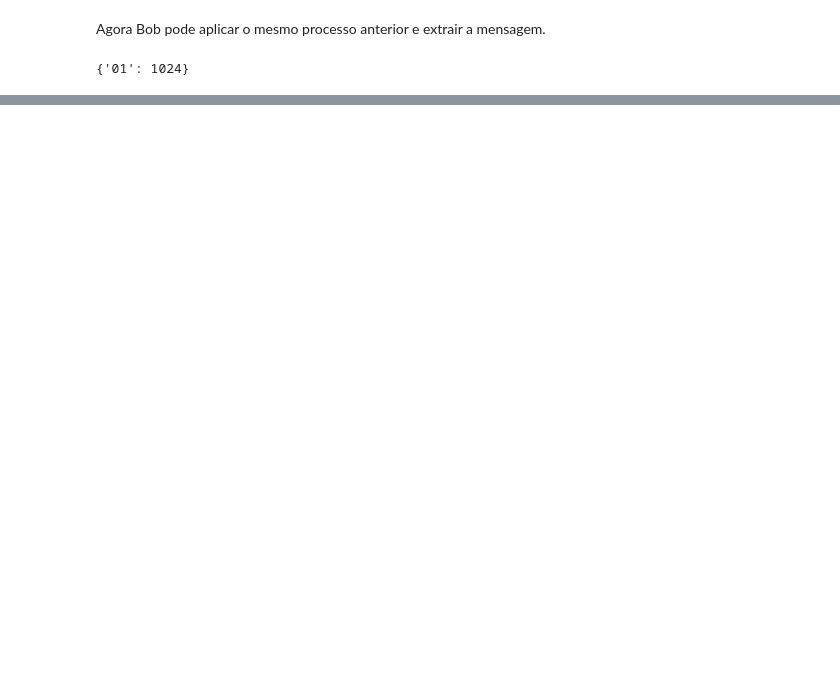
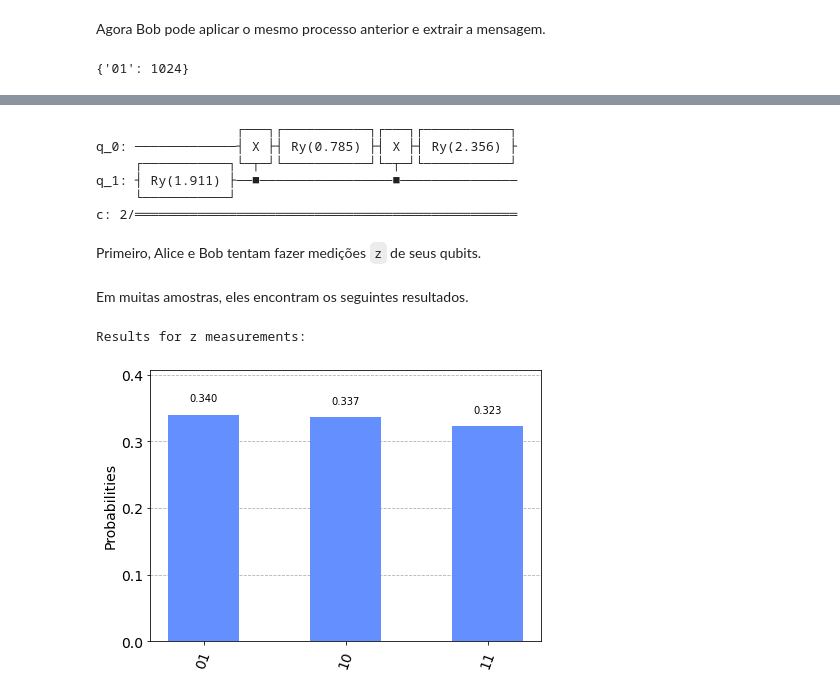
Before and after one commit to G-Carneiro/GCQ, a Jupyter notebook: Qiskit/Introduction/entangled-states.ipynb, the cells around one changed output, grey strips where cells are left out. Drawn from its saved outputs; the diff is of its cells as text; code cells hidden in the pictures; blank space fills up the shorter version.

```diff
--- a/Qiskit/Introduction/entangled-states.ipynb
+++ b/Qiskit/Introduction/entangled-states.ipynb
@@ -398,0 +525,5 @@ O resultado final é que Alice enviou dois bits de informação para Bob, mas s
+# %%
+from math import pi
+
+qc = QuantumCircuit(1, 1)
+qc.ry(-pi/4, 0);
@@ -398,0 +532,4 @@ O resultado final é que Alice enviou dois bits de informação para Bob, mas s
+# %%
+for basis,circ in [('z', meas_z), ('x', meas_x)]:
+    print('Results from ' + basis + ' measurement:',
+          backend.run(qc.compose(circ)).result().get_counts())
@@ -398,0 +574,32 @@ O resultado final é que Alice enviou dois bits de informação para Bob, mas s
+# %%
+qc_charlie = QuantumCircuit(2,2)
+qc_charlie.ry(1.911,1)
+qc_charlie.cx(1,0)
+qc_charlie.ry(0.785,0)
+qc_charlie.cx(1,0)
+qc_charlie.ry(2.356,0)
+
+qc_charlie.draw()
+# %% [output]
+                  ┌───┐┌───────────┐┌───┐┌───────────┐
+q_0: ─────────────┤ X ├┤ Ry(0.785) ├┤ X ├┤ Ry(2.356) ├
+     ┌───────────┐└─┬─┘└───────────┘└─┬─┘└───────────┘
+q_1: ┤ Ry(1.911) ├──■─────────────────■───────────────
+     └───────────┘
+c: 2/═════════════════════════════════════════════════
+# %% [markdown]
+Primeiro, Alice e Bob tentam fazer medições `z` de seus qubits.
+# %%
+meas_zz = QuantumCircuit(2,2)
+meas_zz.measure([0,1],[0,1]);
+# %% [markdown]
+Em muitas amostras, eles encontram os seguintes resultados.
+# %%
+from qiskit.visualization import plot_histogram
+
+print('Results for z measurements:')
+counts = backend.run(qc_charlie.compose(meas_zz)).result().get_counts()
+plot_histogram(counts)
+# %% [output]
+Results for z measurements:
+[figure, added]
```
Also changed, not shown: parts of 30 cells of this notebook, 1 other file.
